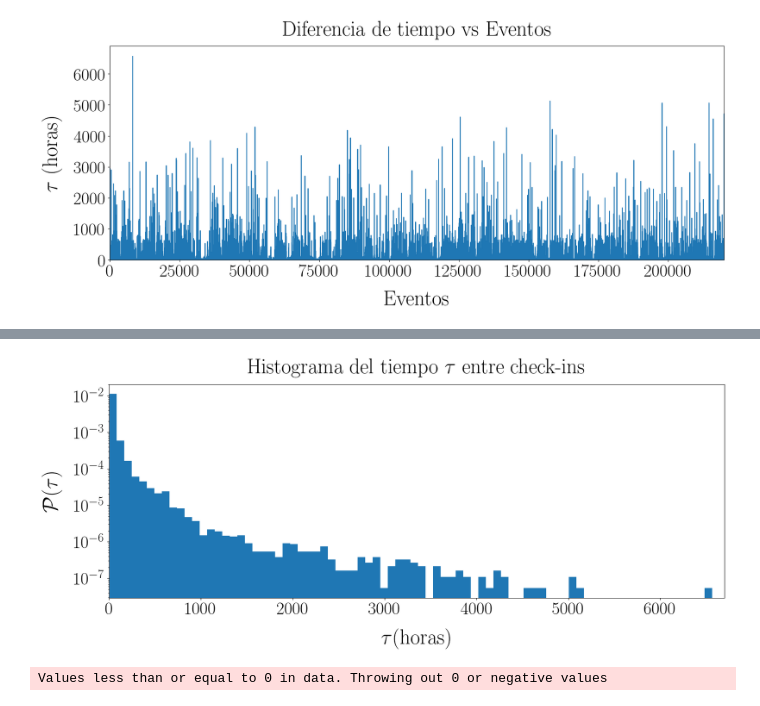
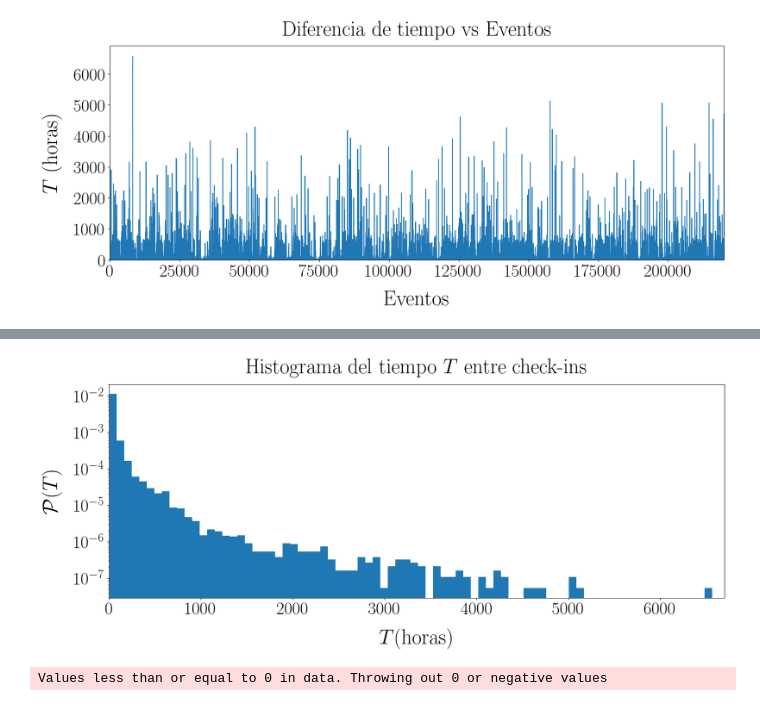
Before and after one commit to oazula/codes, a Jupyter notebook: Analisis de Pareto.ipynb, the cells around one changed output, grey strips where cells are left out. Saved outputs shown, nothing was run; the diff lists cells and outputs as text; code cells hidden in the pictures.

```diff
--- a/Analisis de Pareto.ipynb
+++ b/Analisis de Pareto.ipynb
@@ -360,21 +466,21 @@ df_all.head()
 # %%
 time_diff = df_all['Time Difference (hours)']
 plt.figure(figsize=(20,7), facecolor='white')
 # Convert the time differences to an array
 time_diff_array_all = np.array(time_diff)
 time_diff_array_all = time_diff_array_all[~np.isnan(time_diff_array_all)]
 time_diff_array_all.sort()
 plt.hist(time_diff_array_all, bins=80, log=True, density=True)#toma la frecuenecia en escala log, tenemos binds lineales
-plt.xlabel(r'$\tau$(horas)', size=38, labelpad=20)
-plt.ylabel(r'$\mathcal{P}(\tau)$', size=38, labelpad=20)
-plt.title(r'Histograma del tiempo $\tau$ entre check-ins', size=38, pad=20)
+plt.xlabel(r'$T$(horas)', size=38, labelpad=20)
+plt.ylabel(r'$\mathcal{P}(T)$', size=38, labelpad=20)
+plt.title(r'Histograma del tiempo $T$ entre check-ins', size=38, pad=20)
 plt.yticks(size=32)
 plt.xticks(size=32)
 plt.xlim(0,6700)
 plt.show()
 #caption of the figure : Histogram of time differences between consecutive check-ins for all users in the dataset. The time difference is calculated in hours.
 # %% [output]
-[figure, old version]
+[figure, new version]
 # %%
 
 
```
Also changed, not shown: parts of 7 cells of this notebook, 6 other files.
